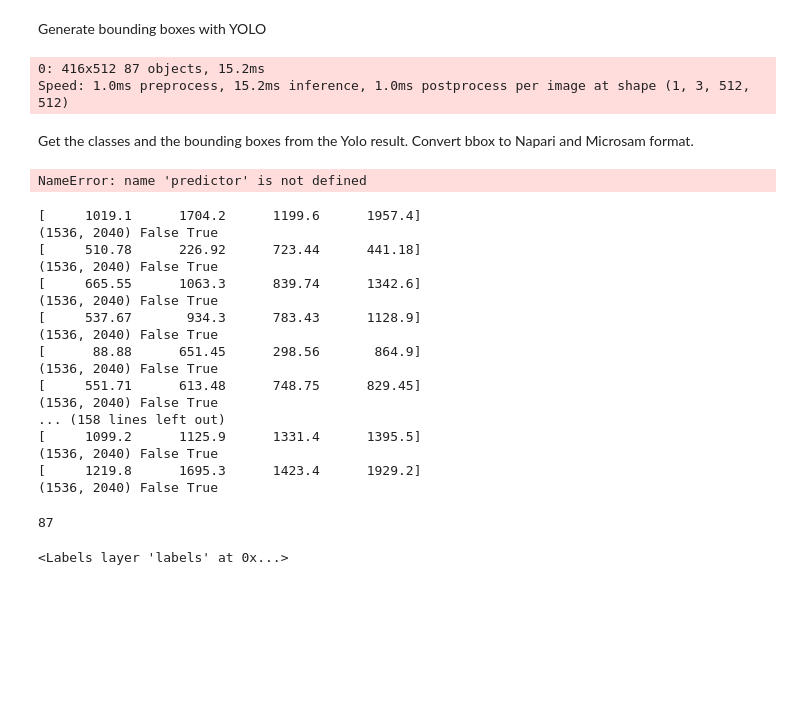
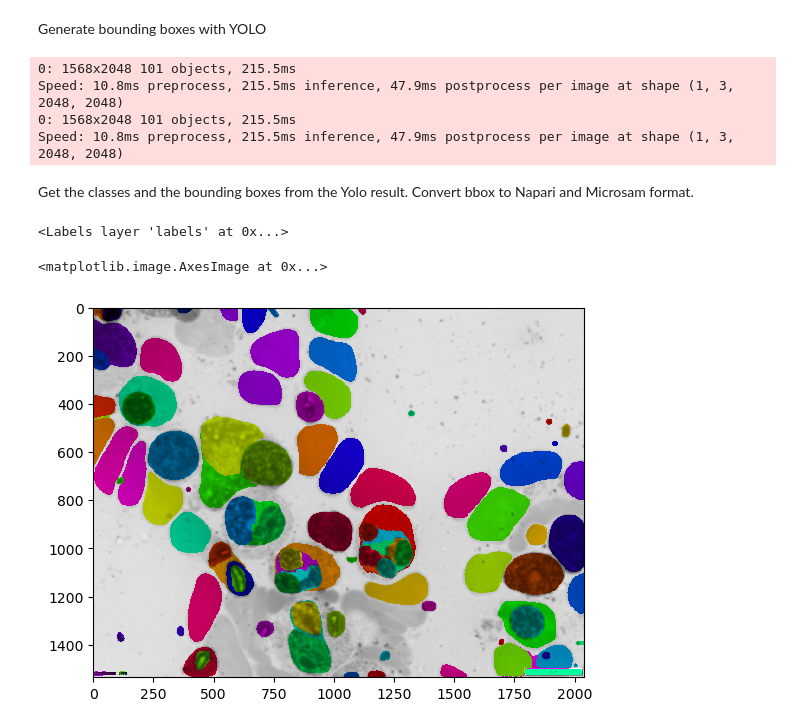
Before and after one commit to True-North-Intelligent-Algorithms/segment-everything, a Jupyter notebook: notebooks/neurips 2022 cells/predict_microsam.ipynb, the cells around one changed output. Drawn from its saved outputs; the diff is of its cells as text; code cells hidden in the pictures; blank space fills up the shorter version.

```diff
--- a/notebooks/neurips 2022 cells/predict_microsam.ipynb
+++ b/notebooks/neurips 2022 cells/predict_microsam.ipynb
@@ -38,23 +39,28 @@ plt.imshow(img, cmap='gray')
 # %% [markdown]
 Generate bounding boxes with YOLO
 # %%
-results = yolo_detector_object_aware.get_results(img, conf=0.2, imgsz=512)
+results = yolo_detector_object_aware.get_results(img, conf=0.2, imgsz=2048)
 # %% [output]
-0: 416x512 87 objects, 15.2ms
-Speed: 1.0ms preprocess, 15.2ms inference, 1.0ms postprocess per image at shape (1, 3, 512, 512)
+0: 1568x2048 101 objects, 215.5ms
+Speed: 10.8ms preprocess, 215.5ms inference, 47.9ms postprocess per image at shape (1, 3, 2048, 2048)
+0: 1568x2048 101 objects, 215.5ms
+Speed: 10.8ms preprocess, 215.5ms inference, 47.9ms postprocess per image at shape (1, 3, 2048, 2048)
 # %% [markdown]
 Get the classes and the bounding boxes from the Yolo result.  Convert bbox to Napari and Microsam format.
 # %%
 classes = results[0].boxes.cls.cpu().numpy()
-bbs=results[0].boxes.xyxy.cpu().numpy()
 
-bboxes = []
-bboxes_for_napari = []
-for box in bbs:
+# get xyxy boxes
+bboxes_yolo=results[0].boxes.xyxy.cpu().numpy()
+
+# convert to [[y1,x1], [y2,x2]] for napari and [x1,y1,x2,y2] for microsam
+bboxes_microsam = []
+boxes_napari = []
+for box in bboxes_yolo:
     bbox_napari = [[box[1], box[0]], [box[3], box[2]]]
-    bboxes_for_napari.append(bbox_napari)
-    bbox = [box[1], box[0], box[3], box[2]]
-    bboxes.append(bbox)
+    boxes_napari.append(bbox_napari)
+    bbox_microsam = [box[1], box[0], box[3], box[2]]
+    bboxes_microsam.append(bbox_microsam)
 # %%
 from micro_sam.sam_annotator._state import AnnotatorState
 from micro_sam.sam_annotator.util import prompt_segmentation
@@ -68,13 +74,6 @@ state.initialize_predictor(
     ndim=2,
     #save_path=self.embedding_save_path,
 )
-# %%
-
-prediction = prompt_based_segmentation.segment_from_box(
-                    predictor, box, image_embeddings=image_embeddings, i=i
-                ).squeeze()
-# %% [output]
-NameError: name 'predictor' is not defined
 # %%
 # import stacked labels
 from segment_everything.stacked_labels import StackedLabels
@@ -82,40 +81,16 @@ from segment_everything.stacked_labels import StackedLabels
 # Generate masks from bounding boxes
 mask_list = []
 
-for bbox in bboxes:
-    bbox_ = np.array(bbox)
-    print(bbox_)
+for bbox_microsam in bboxes_microsam:
+    bbox_ = np.array(bbox_microsam)
     prediction =  prompt_based_segmentation.segment_from_box(
         state.predictor, bbox_, image_embeddings=state.image_embeddings)
 
     prediction = np.squeeze(prediction)
 
-    print(prediction.shape, prediction.min(), prediction.max())
     mask = StackedLabels.create_mask_from_segmentation(prediction)
 
     mask_list.append(mask)
-# %% [output]
-[     1019.1      1704.2      1199.6      1957.4]
-(1536, 2040) False True
-[     510.78      226.92      723.44      441.18]
-(1536, 2040) False True
-[     665.55      1063.3      839.74      1342.6]
-(1536, 2040) False True
-[     537.67       934.3      783.43      1128.9]
-(1536, 2040) False True
-[      88.88      651.45      298.56       864.9]
-(1536, 2040) False True
-[     551.71      613.48      748.75      829.45]
-(1536, 2040) False True
-... (158 lines left out)
-[     1099.2      1125.9      1331.4      1395.5]
-(1536, 2040) False True
-[     1219.8      1695.3      1423.4      1929.2]
-(1536, 2040) False True
-# %%
-len(mask_list)
-# %% [output]
-87
 # %%
 stacked_labels = StackedLabels(mask_list)
 stacked_labels.make_3d_label_image()
@@ -132,0 +108,10 @@ for bbox in bboxes_for_napari:
+# %%
+from tnia.plotting.plt_helper import mask_overlay
+
+
+test = stacked_labels.make_2d_labels(type="max")
+
+plt.imshow(mask_overlay(img, test))
+# %% [output]
+<matplotlib.image.AxesImage at 0x...>
+[figure, added]
```
Also changed, not shown: parts of 3 cells of this notebook.
